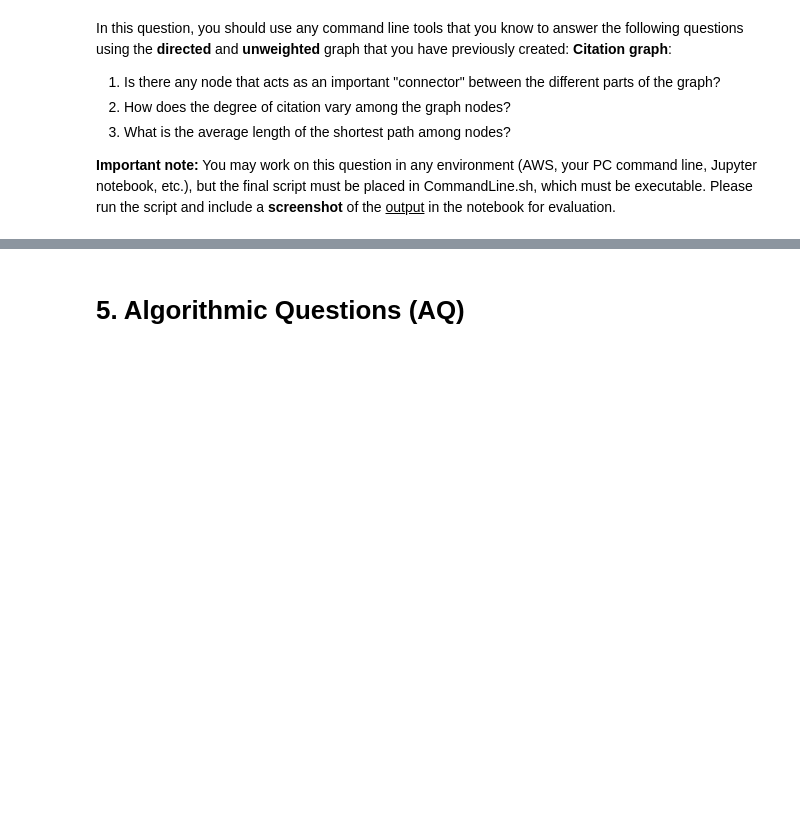
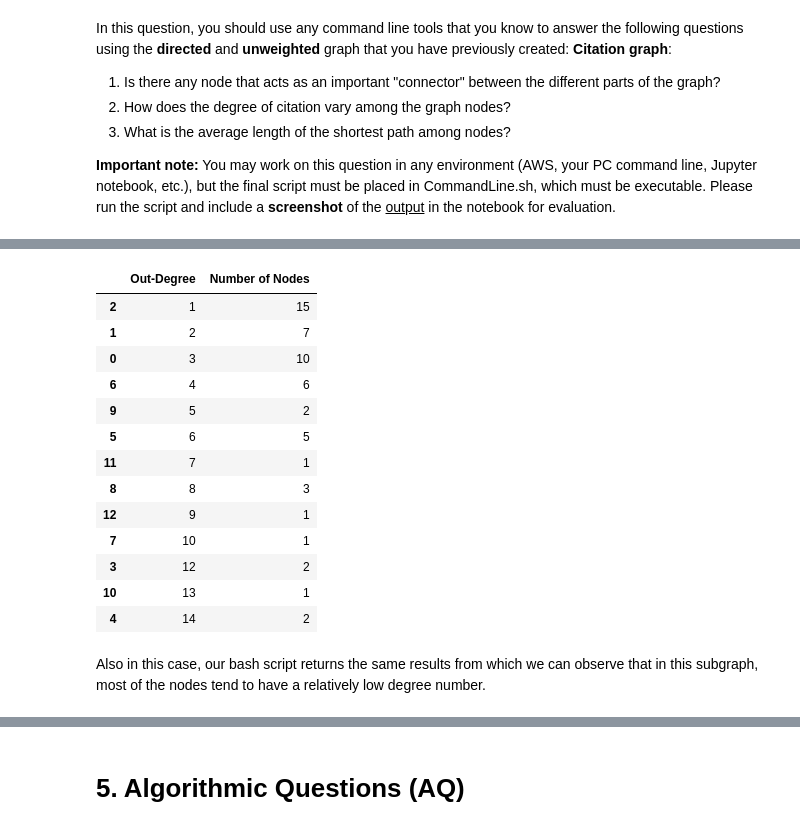
Before and after one commit to FrancescoLazzari/ADM-HW5, a Jupyter notebook: main.ipynb, the cells around one changed output, grey strips where cells are left out. Drawn from its saved outputs; the diff is of its cells as text; code cells hidden in the pictures; blank space fills up the shorter version.

```diff
--- a/main.ipynb
+++ b/main.ipynb
@@ -264,0 +269,16 @@ __Important note:__ You may work on this question in any environment (AWS, your
+# %%
+# Load the Citation Graph of Q1
+Graph = nx.read_graphml("Citation_Graph.graphml")
+
+# Get all strongly connected components
+strongly_connected_components = nx.strongly_connected_components(Graph)
+
+# Find the largest strongly connected component
+largest_component = max(strongly_connected_components, key=len)
+
+# Create a subgraph from the largest component
+citation_subgraph = Graph.subgraph(largest_component)
+
+# Save the sub-graph for the bash file of the CLQ
+# we just need the edges
+nx.write_edgelist(citation_subgraph, "citation_subgraph.edgelist", data=False)
@@ -264,0 +371,26 @@ __Important note:__ You may work on this question in any environment (AWS, your
+# %%
+# Calculate the Out-degree for each node
+out_degrees = dict(citation_subgraph.out_degree())
+
+# Count the frequency of each Out-degree
+out_degree_counts = Counter(out_degrees.values())
+
+# Create a Pandas DataFrame for for the frequency table of the Out-Degree Count sorted in ascending order of number of degree
+pd.DataFrame(list(out_degree_counts.items()), columns=['Out-Degree', 'Number of Nodes']).sort_values(by='Out-Degree')
+# %% [output]
+|  | Out-Degree | Number of Nodes |
+| 2 | 1 | 15 |
+| 1 | 2 | 7 |
+| 0 | 3 | 10 |
+| 6 | 4 | 6 |
+| 9 | 5 | 2 |
+| 5 | 6 | 5 |
+| 11 | 7 | 1 |
+| 8 | 8 | 3 |
+| 12 | 9 | 1 |
+| 7 | 10 | 1 |
+| 3 | 12 | 2 |
+| 10 | 13 | 1 |
+| 4 | 14 | 2 |
+# %% [markdown]
+Also in this case, our bash script returns the same results from which we can observe that in this subgraph, most of the nodes tend to have a relatively low degree number.
```
Also changed, not shown: parts of 18 cells of this notebook.
